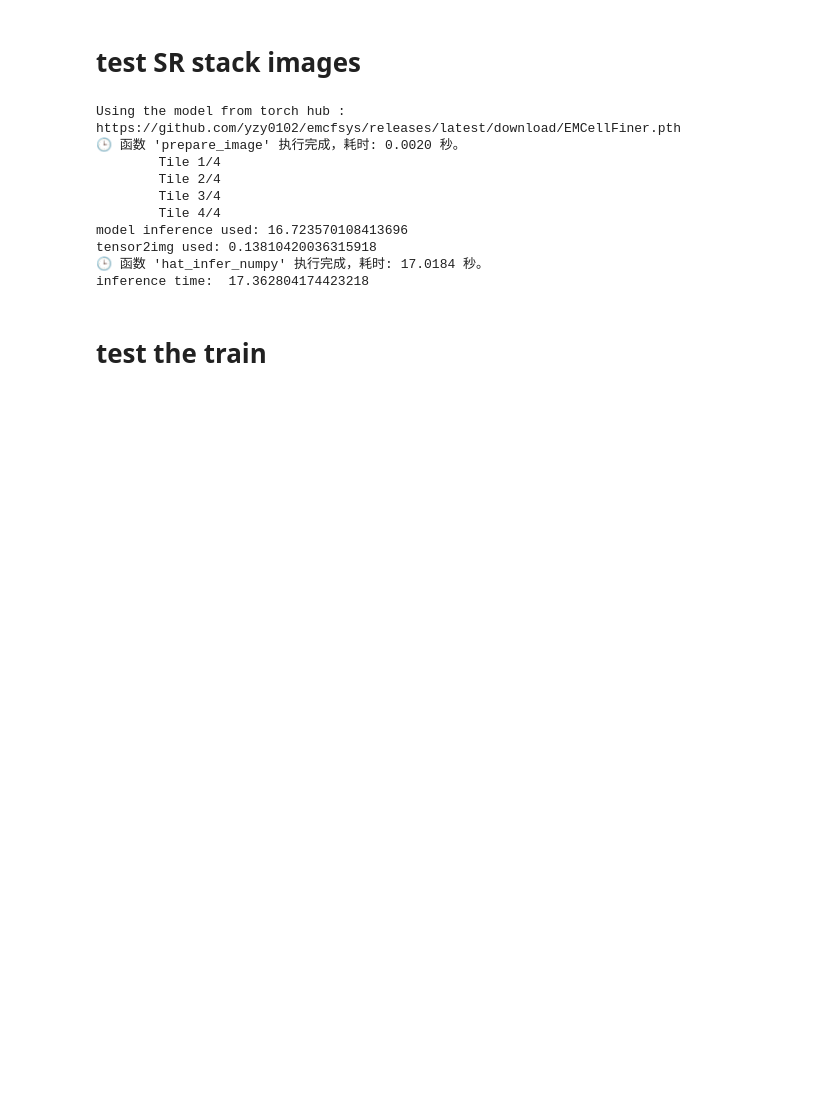
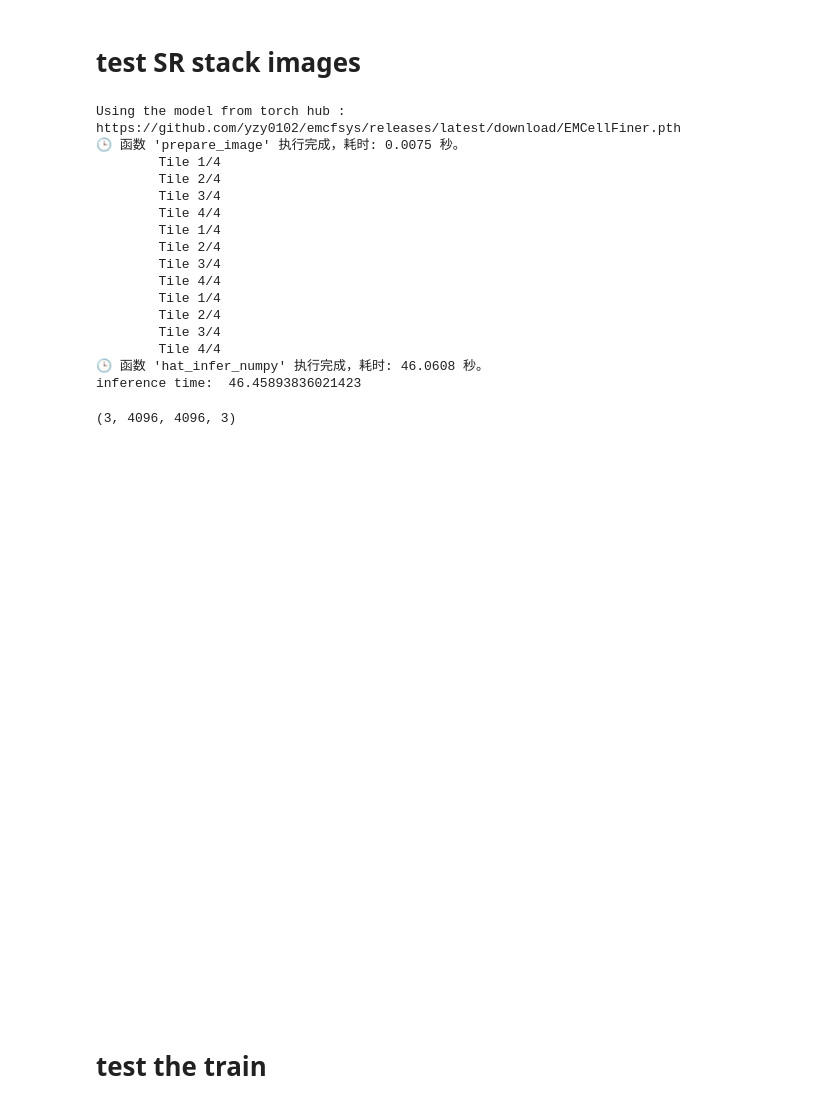
Before and after one commit to yzy0102/emcfsys, a Jupyter notebook: test2.ipynb, the cells around one changed output. Drawn from its saved outputs; the diff is of its cells as text; code cells hidden in the pictures; blank space fills up the shorter version.

```diff
--- a/test2.ipynb
+++ b/test2.ipynb
@@ -71,9 +103,6 @@ inference time:  4.740279674530029
 # %% [markdown]
 # test SR stack images
 # %%
-
-
-
 from src.emcfsys.EMCellFiner.hat.models.inference_hat import hat_infer_numpy
 from src.emcfsys.EMCellFiner.hat.models.hat_model import HATModel
 from PIL import Image
@@ -88,7 +117,7 @@ stack_path = [r"D:\CellChange\Bock3D\image\3004.jpg",
               r"D:\CellChange\Bock3D\image\3044.jpg",
               r"D:\CellChange\Bock3D\image\3054.jpg",]
 
-stack_path = [r"D:\CellChange\Bock3D\image\3004.jpg",]
+# stack_path = [r"D:\CellChange\Bock3D\image\3004.jpg",]
 
 stack_imgs = np.array([np.array(Image.open(p).convert("L").resize([1024,1024])) for p in stack_path])
 
@@ -97,24 +126,39 @@ model = HATModel(scale=4, tile_size=512)
 device = "cuda" #torch.device("cuda" if torch.cuda.is_available() else "cpu")
 
 out = hat_infer_numpy(
-    model= model,
-    image= stack_imgs,
-    device=device,
+    model = model,
+    image = stack_imgs,
+    device =device,
 )
 
 end = time.time()
 print("inference time: ", end - start)
 # %% [output]
 Using the model from torch hub : https://github.com/yzy0102/emcfsys/releases/latest/download/EMCellFiner.pth
-🕒 函数 'prepare_image' 执行完成，耗时: 0.0020 秒。
+🕒 函数 'prepare_image' 执行完成，耗时: 0.0075 秒。
         Tile 1/4
         Tile 2/4
         Tile 3/4
         Tile 4/4
-model inference used: 16.723570108413696
-tensor2img used: 0.13810420036315918
-🕒 函数 'hat_infer_numpy' 执行完成，耗时: 17.0184 秒。
-inference time:  17.362804174423218
+        Tile 1/4
+        Tile 2/4
+        Tile 3/4
+        Tile 4/4
+        Tile 1/4
+        Tile 2/4
+        Tile 3/4
+        Tile 4/4
+🕒 函数 'hat_infer_numpy' 执行完成，耗时: 46.0608 秒。
+inference time:  46.45893836021423
+# %%
+
+out.shape
+# %% [output]
+(3, 4096, 4096, 3)
+# %%
+Image.fromarray(out[2,:,:,:]).convert("L")
+# %% [output]
+[figure, added]
 # %%
 from urllib.request import urlopen
 from PIL import Image
```
Also changed, not shown: parts of 9 cells of this notebook, 9 other files.
